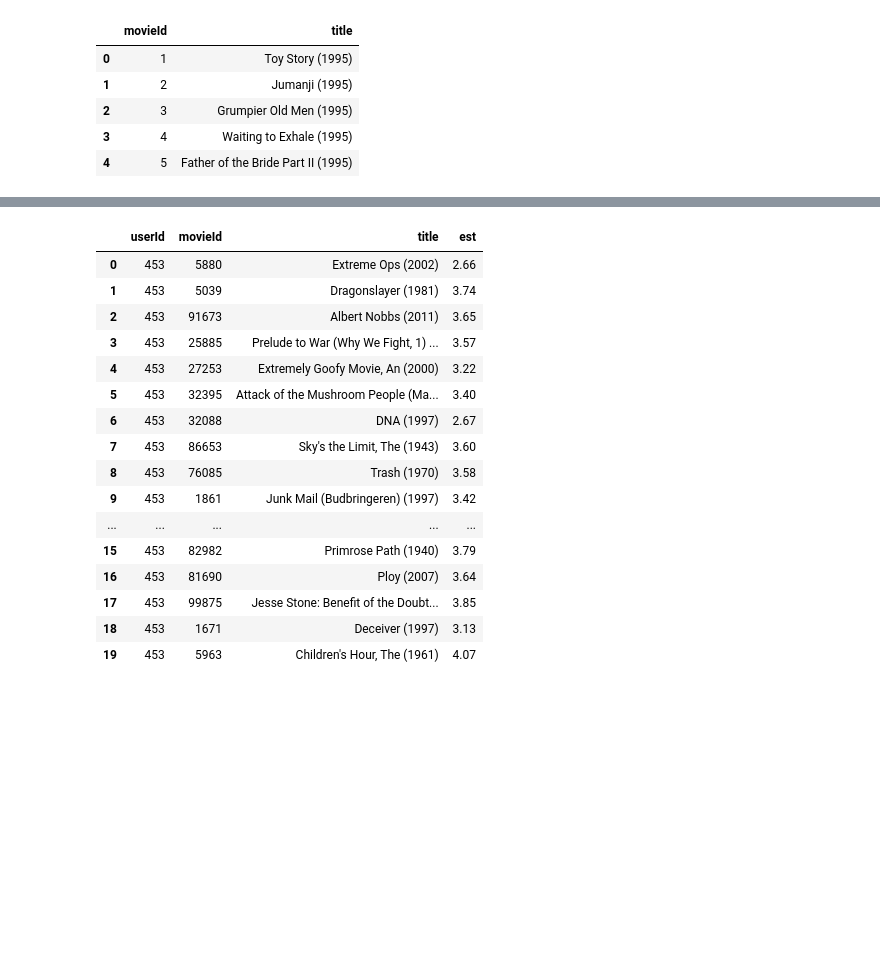
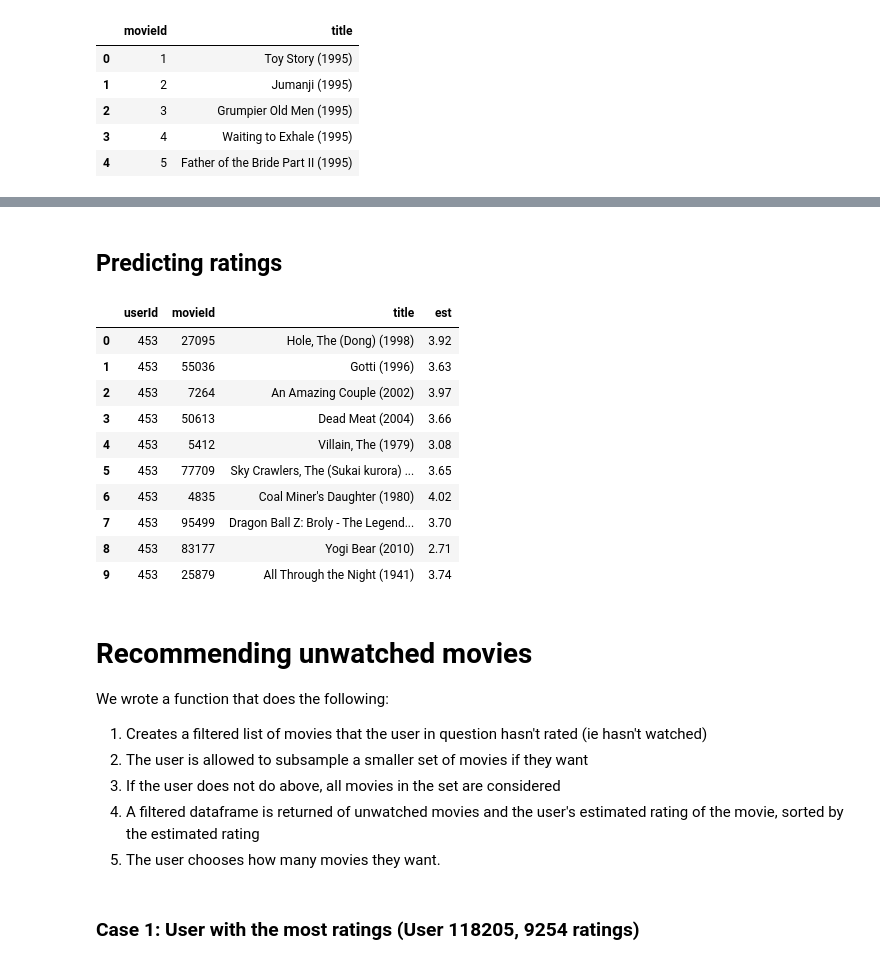
Before and after one commit to ecbenezra/recommender-system, a Jupyter notebook: collaborative-recommender-svd.ipynb, the cells around one changed output, grey strips where cells are left out. Cells and saved outputs as stored; diff of their text form; code cells hidden in the pictures; blank space fills up the shorter version.

```diff
--- a/collaborative-recommender-svd.ipynb
+++ b/collaborative-recommender-svd.ipynb
@@ -432,6 +545,3 @@ movies_df.head()
 | 2 | 3 | Grumpier Old Men (1995) |
 | 3 | 4 | Waiting to Exhale (1995) |
 | 4 | 5 | Father of the Bride Part II (1995) |
-# %%
-ratings = pd.merge(ratings,movies_df,on='movieId')
-ratings.head()
@@ -445,6 +548,9 @@ ratings.head()
+# %% [markdown]
+## Predicting ratings
 # %%
 def predict_ratings(Id, movieId, n, df=ratings, userId='userId', algo=algo):
     # Select some random movies from our set
+    df = df[[movieId,userId,'rating']]
     movie_choices = df[movieId].unique()
     movies = np.random.choice(movie_choices,n)
 
@@ -461,25 +567,19 @@ def predict_ratings(Id, movieId, n, df=ratings, userId='userId', algo=algo):
 
     return predicted_df[[userId,movieId,'title','est']]
 # %%
-predict_ratings(453,'movieId',20)
+predict_ratings(453,'movieId',10)
 # %% [output]
 |  | userId | movieId | title | est |
-| 0 | 453 | 5880 | Extreme Ops (2002) | 2.66 |
-| 1 | 453 | 5039 | Dragonslayer (1981) | 3.74 |
-| 2 | 453 | 91673 | Albert Nobbs (2011) | 3.65 |
-| 3 | 453 | 25885 | Prelude to War (Why We Fight, 1) ... | 3.57 |
-| 4 | 453 | 27253 | Extremely Goofy Movie, An (2000) | 3.22 |
-| 5 | 453 | 32395 | Attack of the Mushroom People (Ma... | 3.40 |
-| 6 | 453 | 32088 | DNA (1997) | 2.67 |
-| 7 | 453 | 86653 | Sky's the Limit, The (1943) | 3.60 |
-| 8 | 453 | 76085 | Trash (1970) | 3.58 |
-| 9 | 453 | 1861 | Junk Mail (Budbringeren) (1997) | 3.42 |
-| ... | ... | ... | ... | ... |
-| 15 | 453 | 82982 | Primrose Path (1940) | 3.79 |
-| 16 | 453 | 81690 | Ploy (2007) | 3.64 |
-| 17 | 453 | 99875 | Jesse Stone: Benefit of the Doubt... | 3.85 |
-| 18 | 453 | 1671 | Deceiver (1997) | 3.13 |
-| 19 | 453 | 5963 | Children's Hour, The (1961) | 4.07 |
+| 0 | 453 | 27095 | Hole, The (Dong) (1998) | 3.92 |
+| 1 | 453 | 55036 | Gotti (1996) | 3.63 |
+| 2 | 453 | 7264 | An Amazing Couple (2002) | 3.97 |
+| 3 | 453 | 50613 | Dead Meat (2004) | 3.66 |
+| 4 | 453 | 5412 | Villain, The (1979) | 3.08 |
+| 5 | 453 | 77709 | Sky Crawlers, The (Sukai kurora) ... | 3.65 |
+| 6 | 453 | 4835 | Coal Miner's Daughter (1980) | 4.02 |
+| 7 | 453 | 95499 | Dragon Ball Z: Broly - The Legend... | 3.70 |
+| 8 | 453 | 83177 | Yogi Bear (2010) | 2.71 |
+| 9 | 453 | 25879 | All Through the Night (1941) | 3.74 |
 # %%
 def predicted_top_n(Id, movieId, n, samples, df=ratings, userId='userId', algo=algo):
     '''
@@ -510,4 +619,16 @@ def predicted_top_n(Id, movieId, n, samples, df=ratings, userId='userId', algo=a
         predicted_df = predicted_df.head(n)
         predicted_df = pd.merge(predicted_df,movies_df,on=movieId)
         return predicted_df[[userId,'title','est']]
+# %% [markdown]
+# Recommending unwatched movies
+
+We wrote a function that does the following:
+
+1. Creates a filtered list of movies that the user in question hasn't rated (ie hasn't watched)
+2. The user is allowed to subsample a smaller set of movies if they want
+3. If the user does not do above, all movies in the set are considered
+4. A filtered dataframe is returned of unwatched movies and the user's estimated rating of the movie, sorted by the estimated rating
+5. The user chooses how many movies they want.
+# %% [markdown]
+### Case 1: User with the most ratings (User 118205, 9254 ratings)
 # %%
```
Also changed, not shown: parts of 28 cells of this notebook.
